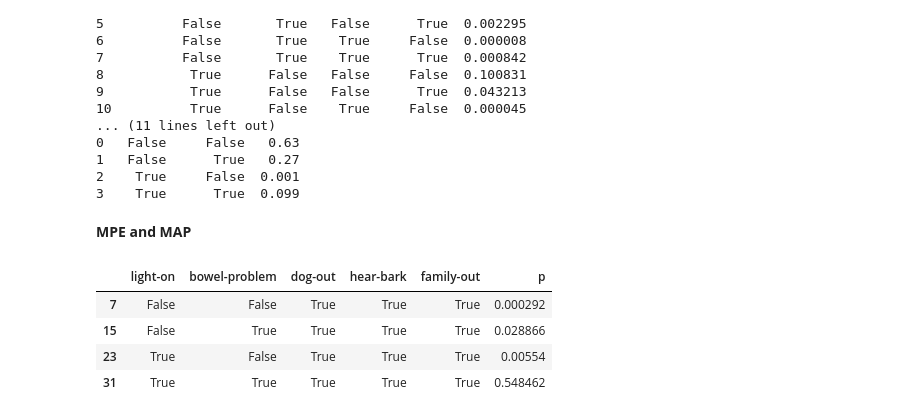
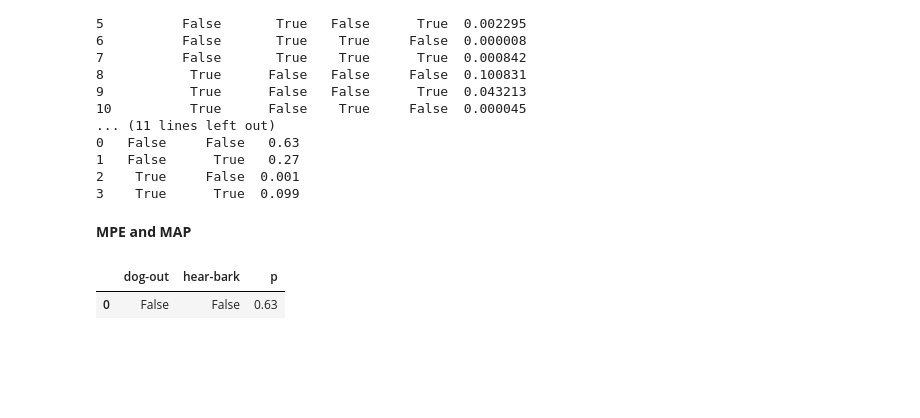
Before and after one commit to sandergs92/KR21-project-group-13, a Jupyter notebook: example.ipynb, the cells around one changed output. Saved outputs shown, nothing was run; the diff lists cells and outputs as text; code cells hidden in the pictures; blank space fills up the shorter version.

```diff
--- a/example.ipynb
+++ b/example.ipynb
@@ -87,11 +87,12 @@ print(posterior)
 # %%
 # MPE
 evidence = [('hear-bark', True), ('family-out', True), ('dog-out', True)]
 mpe = reasoner.mpe(evidence)
 mpe
+
+# MAP
+map_test = reasoner.map_instance(['hear-bark', 'dog-out'], [('bowel-problem', False), ('family-out', True)])
+map_test
 # %% [output]
-|  | light-on | bowel-problem | dog-out | hear-bark | family-out | p |
-| 7 | False | False | True | True | True | 0.000292 |
-| 15 | False | True | True | True | True | 0.028866 |
-| 23 | True | False | True | True | True | 0.00554 |
-| 31 | True | True | True | True | True | 0.548462 |
+|  | dog-out | hear-bark | p |
+| 0 | False | False | 0.63 |
```
Also changed, not shown: parts of 4 cells of this notebook, 1 other file.
